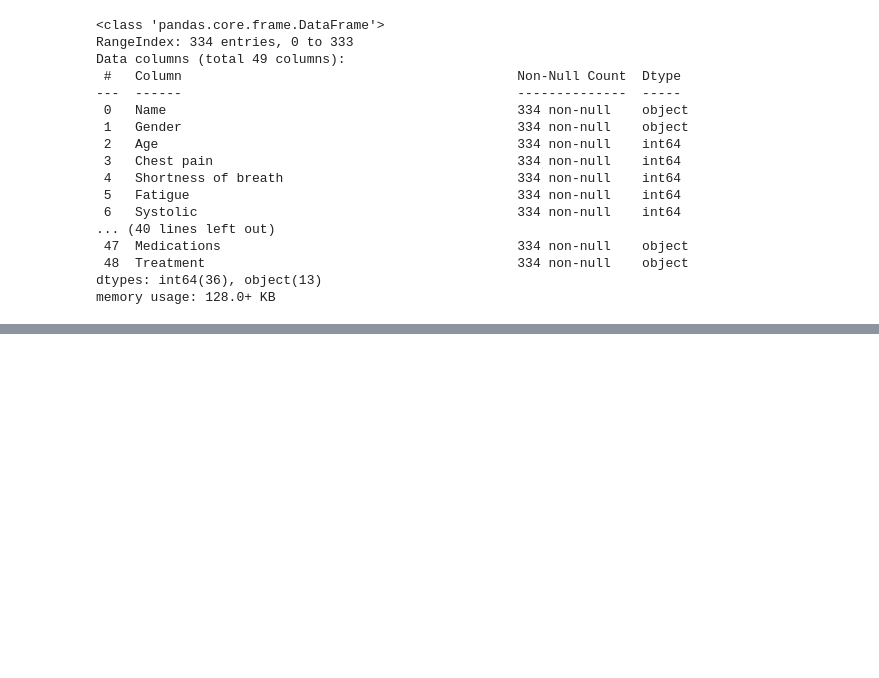
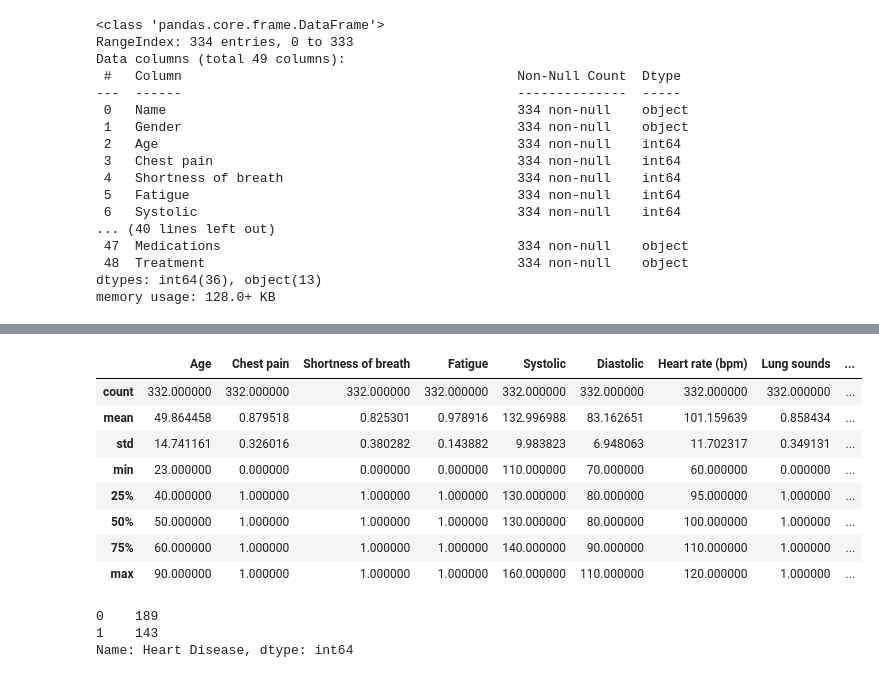
Before and after one commit to Lijiaqian1/SC1015, a Jupyter notebook: Heart_Disease.ipynb, the cells around one changed output, grey strips where cells are left out. Drawn from its saved outputs; the diff is of its cells as text; code cells hidden in the pictures; blank space fills up the shorter version.

Commit message:
Data Cleaning 1

```diff
--- a/Heart_Disease.ipynb
+++ b/Heart_Disease.ipynb
@@ -46,0 +86,32 @@ memory usage: 128.0+ KB
+# %%
+#Remove Outliers for Age
+
+def remove_outliers(df, df_col):
+    q1 = np.percentile(df_col, 25)
+    q3 = np.percentile(df_col, 75)
+    iqr = q3-q1
+    low_bound = q1-(1.5*iqr)
+    upp_bound = q3+(1.5*iqr)
+    df=df[(df_col>=low_bound)&(df_col<=upp_bound)]
+    return df
+# %%
+heartdata = remove_outliers(heartdata, heartdata["Age"])
+heartdata.describe()
+# %% [output]
+|  | Age | Chest pain | Shortness of breath | Fatigue | Systolic | Diastolic | Heart rate (bpm) | Lung sounds | ... |
+| count | 332.000000 | 332.000000 | 332.000000 | 332.000000 | 332.000000 | 332.000000 | 332.000000 | 332.000000 | ... |
+| mean | 49.864458 | 0.879518 | 0.825301 | 0.978916 | 132.996988 | 83.162651 | 101.159639 | 0.858434 | ... |
+| std | 14.741161 | 0.326016 | 0.380282 | 0.143882 | 9.983823 | 6.948063 | 11.702317 | 0.349131 | ... |
+| min | 23.000000 | 0.000000 | 0.000000 | 0.000000 | 110.000000 | 70.000000 | 60.000000 | 0.000000 | ... |
+| 25% | 40.000000 | 1.000000 | 1.000000 | 1.000000 | 130.000000 | 80.000000 | 95.000000 | 1.000000 | ... |
+| 50% | 50.000000 | 1.000000 | 1.000000 | 1.000000 | 130.000000 | 80.000000 | 100.000000 | 1.000000 | ... |
+| 75% | 60.000000 | 1.000000 | 1.000000 | 1.000000 | 140.000000 | 90.000000 | 110.000000 | 1.000000 | ... |
+| max | 90.000000 | 1.000000 | 1.000000 | 1.000000 | 160.000000 | 110.000000 | 120.000000 | 1.000000 | ... |
+# %%
+#Change "Heart Disease" column from string to numerical categorical data
+heartdata["Heart Disease"] = heartdata["Heart Disease"].map({"Absence":0, "Presence":1})
+heartdata["Heart Disease"].value_counts()
+# %% [output]
+0    189
+1    143
+Name: Heart Disease, dtype: int64
```
Also changed, not shown: parts of 15 cells of this notebook.
